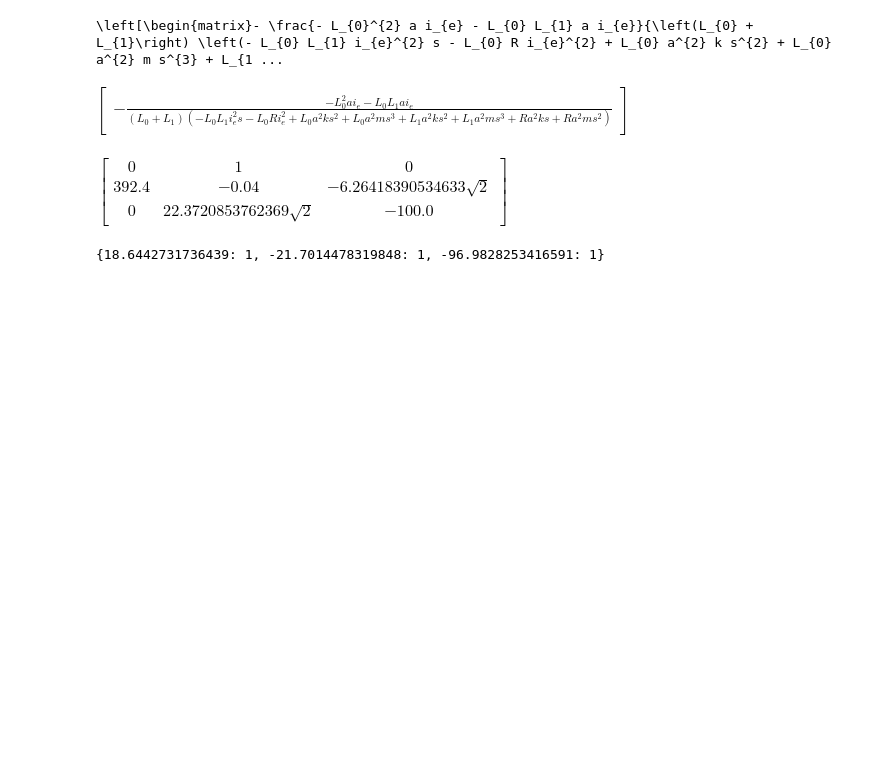
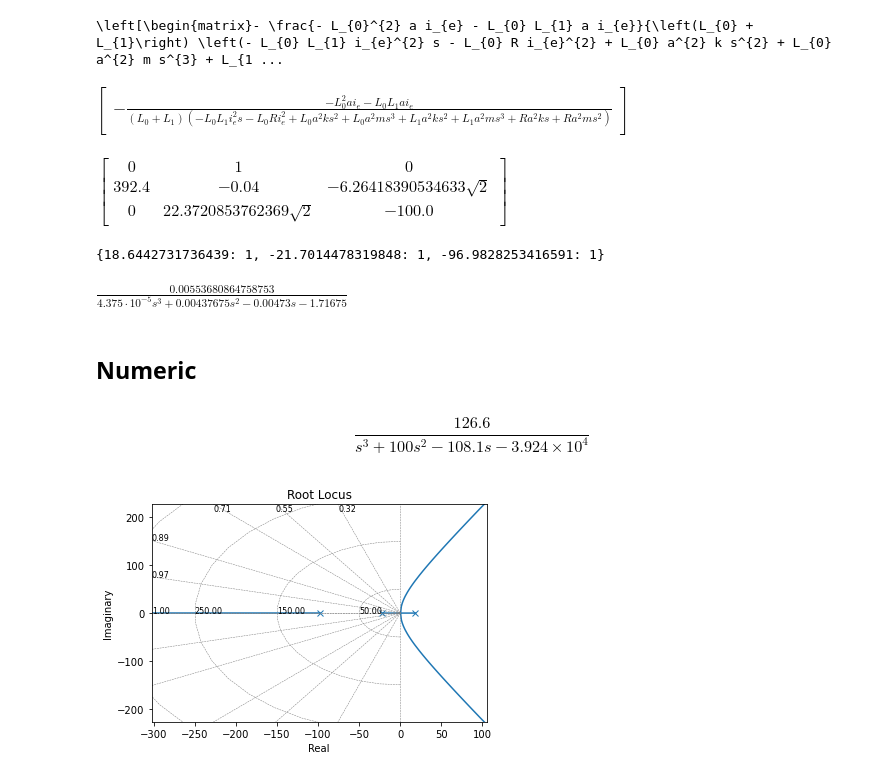
Before and after one commit to MuelasU/projeto_controle, a Jupyter notebook: desenvolvimento.ipynb, the cells around one changed output. Drawn from its saved outputs; the diff is of its cells as text; code cells hidden in the pictures; blank space fills up the shorter version.

Commit message:
design controller

```diff
--- a/desenvolvimento.ipynb
+++ b/desenvolvimento.ipynb
@@ -45,3 +47,40 @@ A_eval.eigenvals()
 # If all of the eigenvalues are negative, then the system is stable; if any single eigenvalue is positive, the system is unstable.
 # %% [output]
 {18.6442731736439: 1, -21.7014478319848: 1, -96.9828253416591: 1}
+# %%
+G_eval = G.subs(ie, ie_res).subs(
+    {m: 0.25, k: 10E-3, L0: 0.05, L1: 0.02, g: 9.81, a: 0.05, R: 7}
+)
+G_eval[0].evalf()
+# %% [output]
+$\displaystyle \frac{0.00553680864758753}{4.375 \cdot 10^{-5} s^{3} + 0.00437675 s^{2} - 0.00473 s - 1.71675}$
+# %% [markdown]
+## Numeric
+# %%
+m = 0.25
+k = 10E-3
+L0 = 0.05
+L1 = 0.02
+g = 9.81
+a = 0.05
+R = 7
+
+ie = np.sqrt(2*a*m*g/L0)
+s = control.tf("s")
+# %%
+A = [[0, 1, 0],
+     [L0*ie**2/(m*a**2), -k/m, -L0*ie/(m*a)],
+     [0, L0*ie/((L0+L1)*a), -R/(L0+L1)]]
+B = [[0], [0], [-1/(L0+L1)]]
+C = [[1,0,0]]
+D = [[0]]
+# %%
+sys_ss = control.ss(A, B, C, D)
+Gs = control.tf(sys_ss)
+Gs
+# %% [output]
+$$\frac{126.6}{s^3 + 100 s^2 - 108.1 s - 3.924 \times 10^{4}}$$
+# %%
+_ = control.root_locus(Gs)
+# %% [output]
+[figure, added]
```
Also changed, not shown: parts of 14 cells of this notebook, 2 other files.
